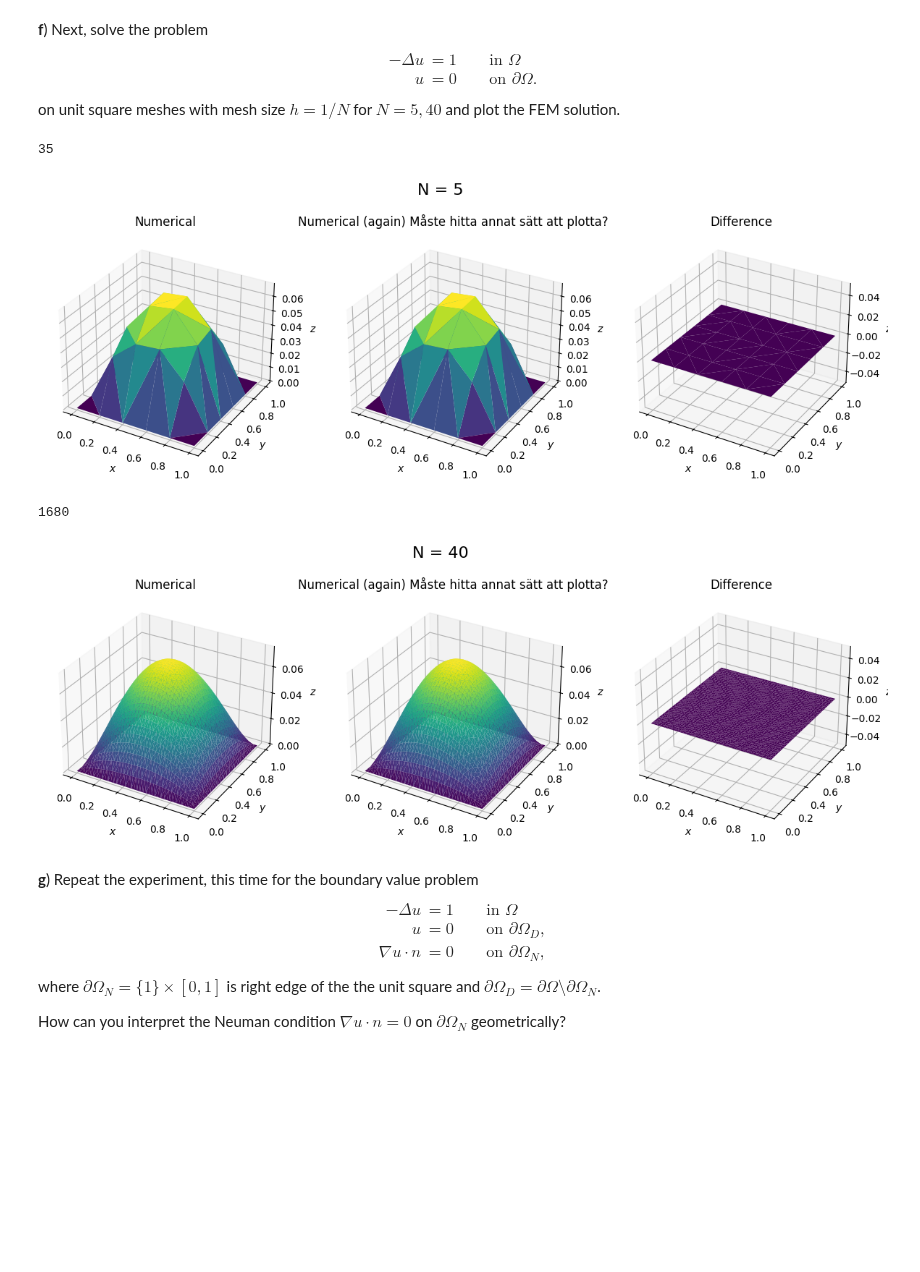
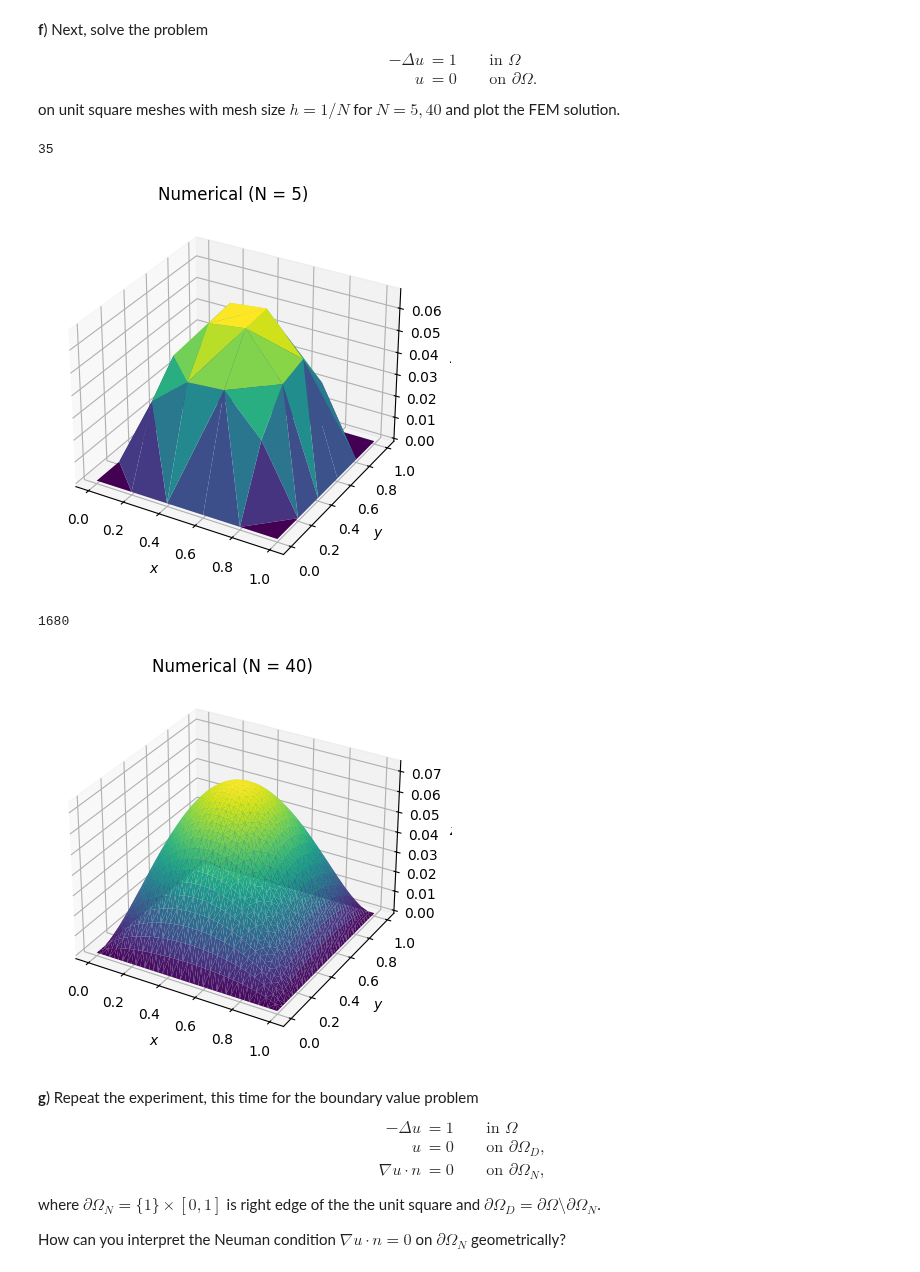
Before and after one commit to todj107/NumPDE, a Jupyter notebook: lab_4_mjunk/lab_04_part_2_mjunk.ipynb, the cells around one changed output. Saved outputs shown, nothing was run; the diff lists cells and outputs as text; code cells hidden in the pictures; blank space fills up the shorter version.

```diff
--- a/lab_4_mjunk/lab_04_part_2_mjunk.ipynb
+++ b/lab_4_mjunk/lab_04_part_2_mjunk.ipynb
@@ -507,37 +479,37 @@ for N in [5,40]:
 
     #Dirichlet BC
     g_D = lambda x,y : 0
 
     A = assemble_stiffness_matrix(P, T, a)
     b = assemble_load_vector(P, T, f, 0)
 
     rank = np.linalg.matrix_rank(A)
     print(rank)
 
     # Define/use your on_dirichlet_boundary and extract_nodes functions
     # to compute the dirichlet nodes
     dirichlet_nodes = extract_nodes(P,on_dirichlet_boundary)
 
     # Extract coordinates associated with Dirichlet nodes
     # using an array slicing operation
     X_dc = X[dirichlet_nodes]
     Y_dc = Y[dirichlet_nodes]
 
     # Evaluate g at boundary nodes and
     g_D_values = g_D(X_dc, Y_dc)
 
     #Apply boundary condition to load vector and stiffnes matrix.
     A, b = apply_bcs(A,b, dirichlet_nodes, g_D_values)
 
     A_csr = csr_matrix(A)
     U = spsolve(A_csr,b)
     #
-    plot_comparison_2D(X,Y,U,U,T,N,"Numerical","Numerical (again) Måste hitta annat sätt att plotta?")
+    pt.plot2D(X,Y,U,T,f"Numerical (N = {N})")
 # %% [output]
 35
-[figure, old version]
+[figure, new version]
 1680
-[figure, old version]
+[figure, new version]
 # %% [markdown]
 **g**) Repeat the experiment, this time for the boundary value problem
 \begin{alignat*}{3}
```
Also changed, not shown: parts of 9 cells of this notebook.
